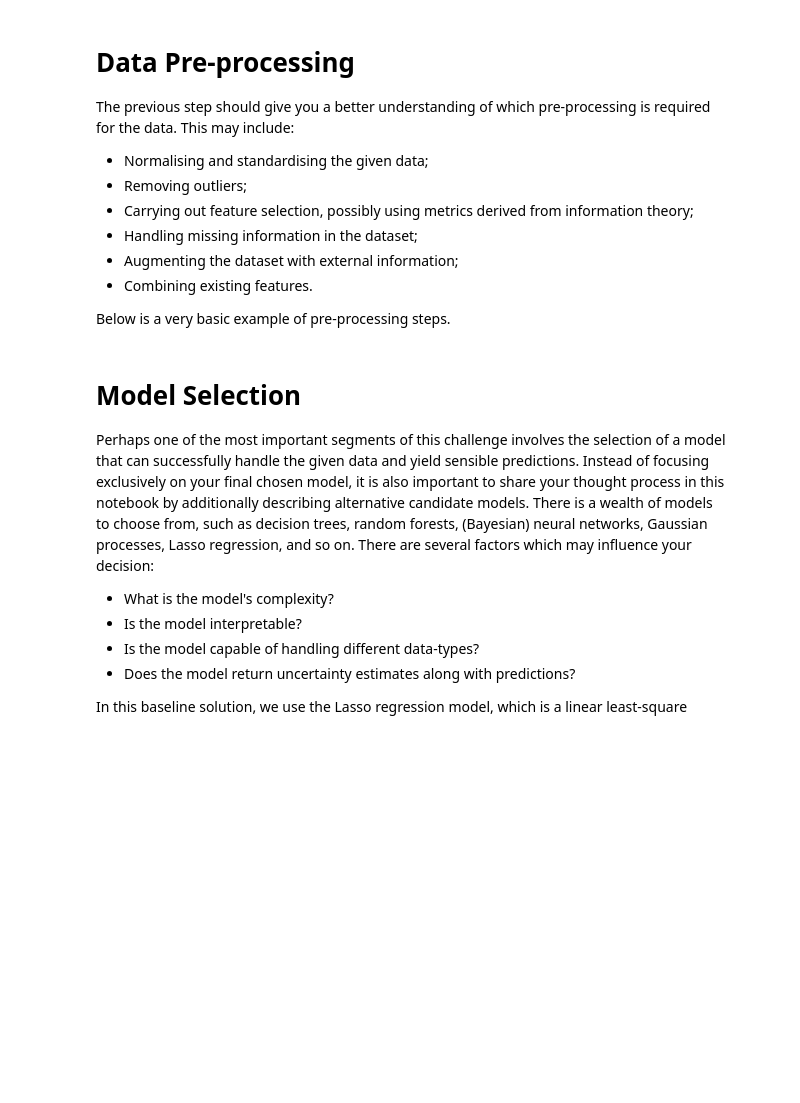
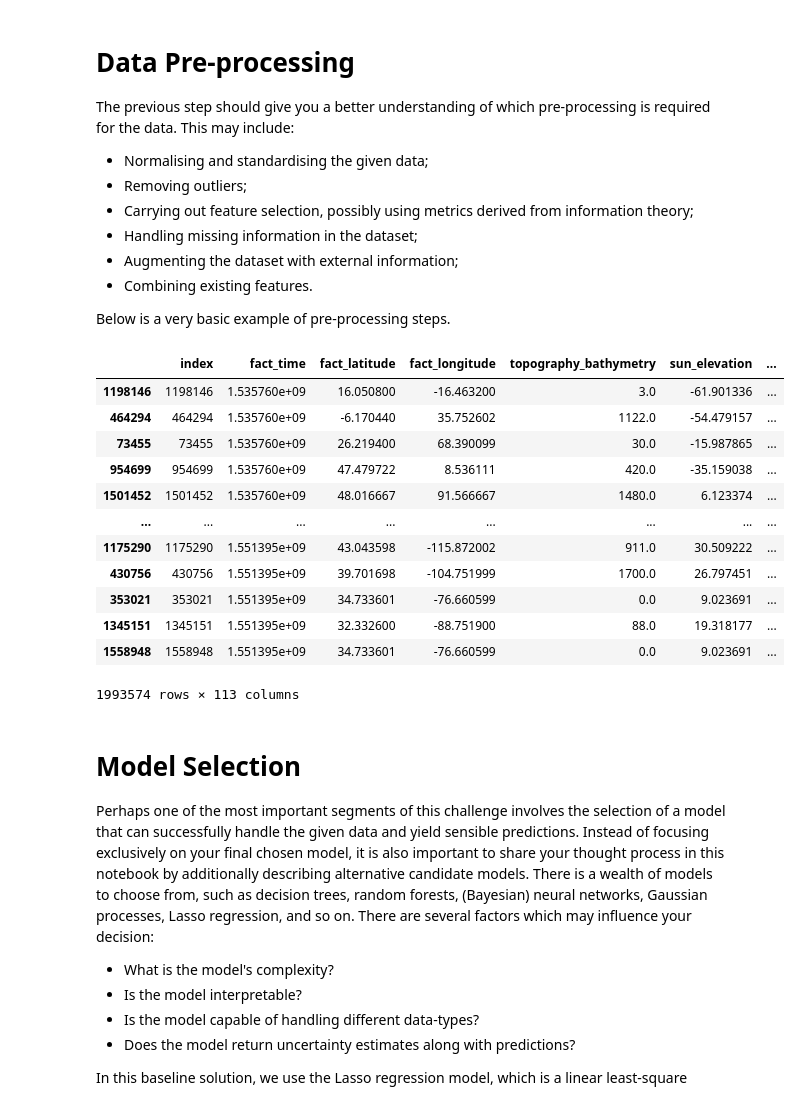
Before and after one commit to TemptingTaco12/aml, a Jupyter notebook: challenge1/challenge1_notebook.ipynb, the cells around one changed output. Cells and saved outputs as stored; diff of their text form; code cells hidden in the pictures; blank space fills up the shorter version.

```diff
--- a/challenge1/challenge1_notebook.ipynb
+++ b/challenge1/challenge1_notebook.ipynb
@@ -73,0 +100,23 @@ col_selection = [
+# %%
+'''
+Sorting by time, because when we split in train and validation sets
+we need to do a split in time. This is because if we have overlapping time
+periods, we may overfit without being able to detect it in valdation. So the
+first part (in time) of the data needs to be used for training and the second
+for validation.
+'''
+df.sort_values(by=['fact_time'])
+# %% [output]
+|  | index | fact_time | fact_latitude | fact_longitude | topography_bathymetry | sun_elevation | ... |
+| 1198146 | 1198146 | 1.535760e+09 | 16.050800 | -16.463200 | 3.0 | -61.901336 | ... |
+| 464294 | 464294 | 1.535760e+09 | -6.170440 | 35.752602 | 1122.0 | -54.479157 | ... |
+| 73455 | 73455 | 1.535760e+09 | 26.219400 | 68.390099 | 30.0 | -15.987865 | ... |
+| 954699 | 954699 | 1.535760e+09 | 47.479722 | 8.536111 | 420.0 | -35.159038 | ... |
+| 1501452 | 1501452 | 1.535760e+09 | 48.016667 | 91.566667 | 1480.0 | 6.123374 | ... |
+| ... | ... | ... | ... | ... | ... | ... | ... |
+| 1175290 | 1175290 | 1.551395e+09 | 43.043598 | -115.872002 | 911.0 | 30.509222 | ... |
+| 430756 | 430756 | 1.551395e+09 | 39.701698 | -104.751999 | 1700.0 | 26.797451 | ... |
+| 353021 | 353021 | 1.551395e+09 | 34.733601 | -76.660599 | 0.0 | 9.023691 | ... |
+| 1345151 | 1345151 | 1.551395e+09 | 32.332600 | -88.751900 | 88.0 | 19.318177 | ... |
+| 1558948 | 1558948 | 1.551395e+09 | 34.733601 | -76.660599 | 0.0 | 9.023691 | ... |
+1993574 rows × 113 columns
```
Also changed, not shown: parts of 18 cells of this notebook.
